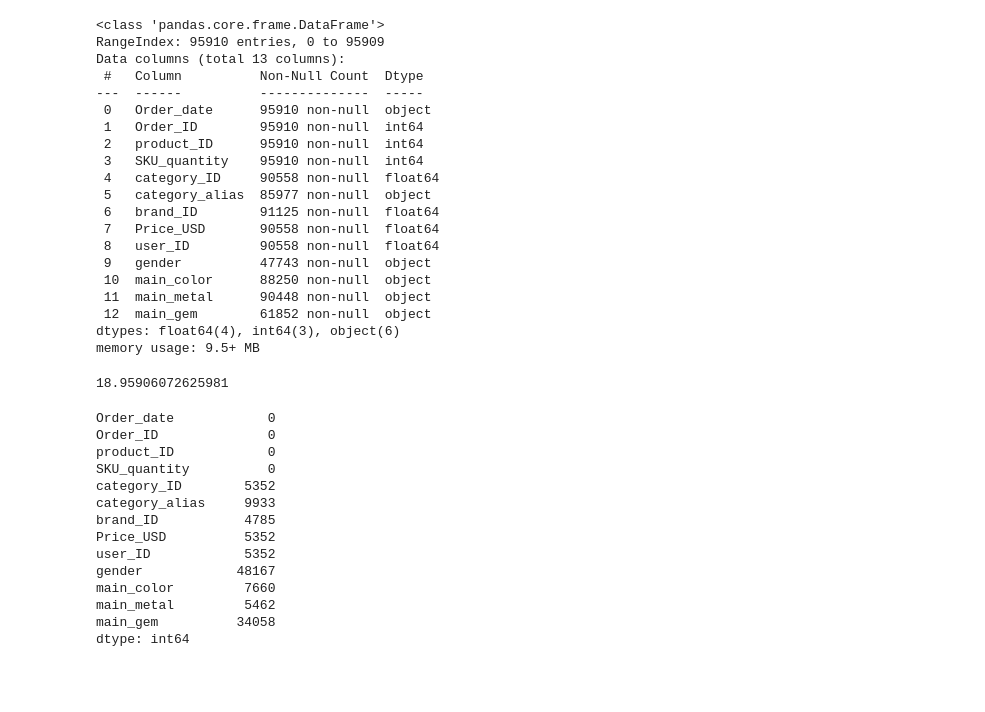
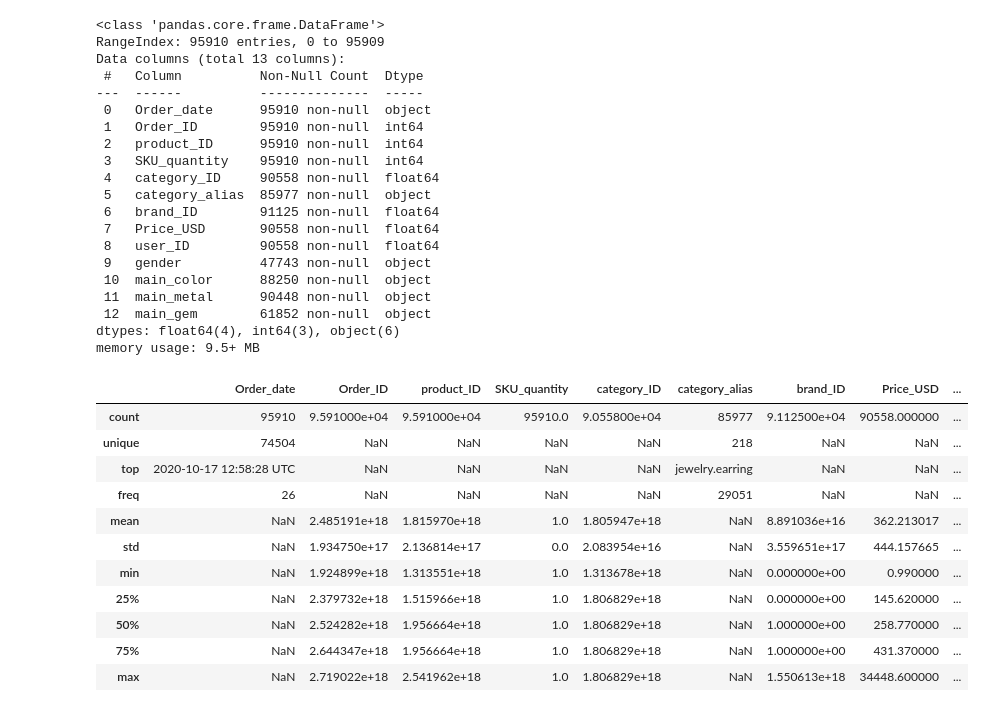
Before and after one commit to KP-Black/jewelry-price-optimisation, a Jupyter notebook: Notebooks/Jewelry price optimisation.ipynb, the cells around one changed output. Cells and saved outputs as stored; diff of their text form; code cells hidden in the pictures; blank space fills up the shorter version.

```diff
--- a/Notebooks/Jewelry price optimisation.ipynb
+++ b/Notebooks/Jewelry price optimisation.ipynb
@@ -73,28 +75,19 @@ Data columns (total 13 columns):
  12  main_gem        61852 non-null  object
 dtypes: float64(4), int64(3), object(6)
 memory usage: 9.5+ MB
-# %%
-#check for price distribution
-df["Price_USD"].skew()
-# %% [output]
-18.95906072625981
 # %%
 #check for data description
+df.describe(include="all")
+# %% [output]
+|  | Order_date | Order_ID | product_ID | SKU_quantity | category_ID | category_alias | brand_ID | Price_USD | ... |
+| count | 95910 | 9.591000e+04 | 9.591000e+04 | 95910.0 | 9.055800e+04 | 85977 | 9.112500e+04 | 90558.000000 | ... |
+| unique | 74504 | NaN | NaN | NaN | NaN | 218 | NaN | NaN | ... |
+| top | 2020-10-17 12:58:28 UTC | NaN | NaN | NaN | NaN | jewelry.earring | NaN | NaN | ... |
+| freq | 26 | NaN | NaN | NaN | NaN | 29051 | NaN | NaN | ... |
+| mean | NaN | 2.485191e+18 | 1.815970e+18 | 1.0 | 1.805947e+18 | NaN | 8.891036e+16 | 362.213017 | ... |
+| std | NaN | 1.934750e+17 | 2.136814e+17 | 0.0 | 2.083954e+16 | NaN | 3.559651e+17 | 444.157665 | ... |
+| min | NaN | 1.924899e+18 | 1.313551e+18 | 1.0 | 1.313678e+18 | NaN | 0.000000e+00 | 0.990000 | ... |
+| 25% | NaN | 2.379732e+18 | 1.515966e+18 | 1.0 | 1.806829e+18 | NaN | 0.000000e+00 | 145.620000 | ... |
+| 50% | NaN | 2.524282e+18 | 1.956664e+18 | 1.0 | 1.806829e+18 | NaN | 1.000000e+00 | 258.770000 | ... |
+| 75% | NaN | 2.644347e+18 | 1.956664e+18 | 1.0 | 1.806829e+18 | NaN | 1.000000e+00 | 431.370000 | ... |
+| max | NaN | 2.719022e+18 | 2.541962e+18 | 1.0 | 1.806829e+18 | NaN | 1.550613e+18 | 34448.600000 | ... |
-# %%
-#check for missing values
-df.isnull().sum()
-# %% [output]
-Order_date            0
-Order_ID              0
-product_ID            0
-SKU_quantity          0
-category_ID        5352
-category_alias     9933
-brand_ID           4785
-Price_USD          5352
-user_ID            5352
-gender            48167
-main_color         7660
-main_metal         5462
-main_gem          34058
-dtype: int64
```
Also changed, not shown: parts of 11 cells of this notebook.
